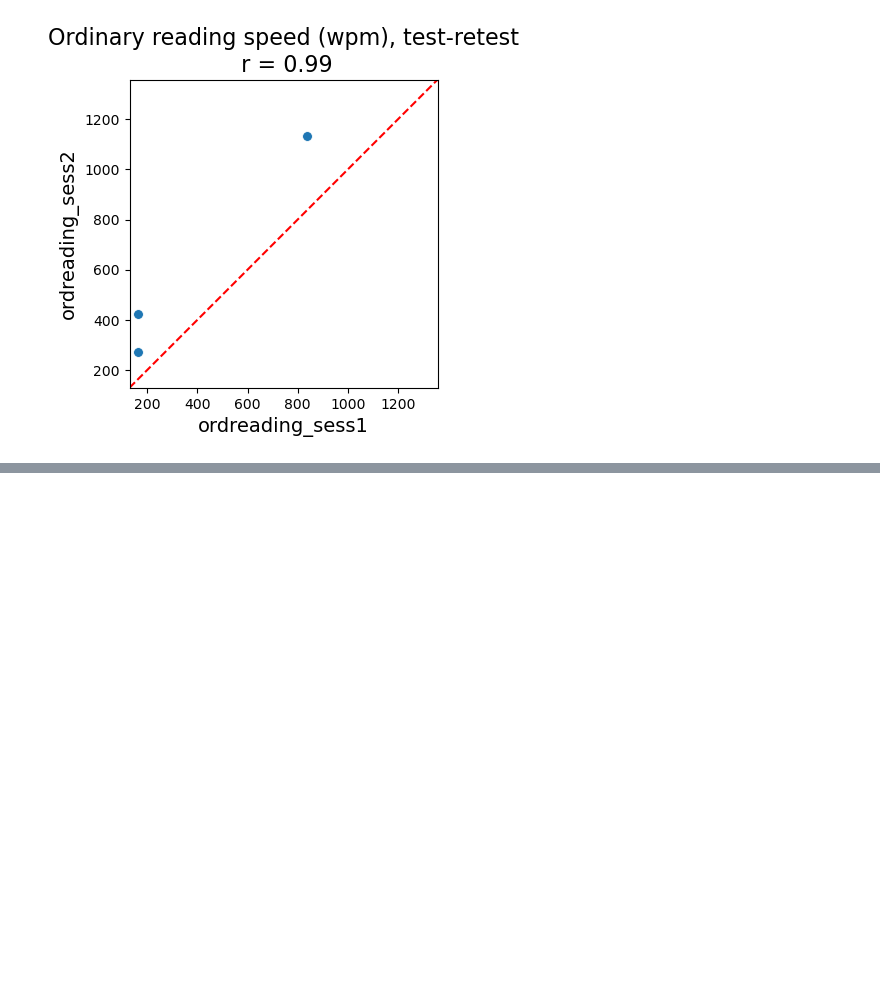
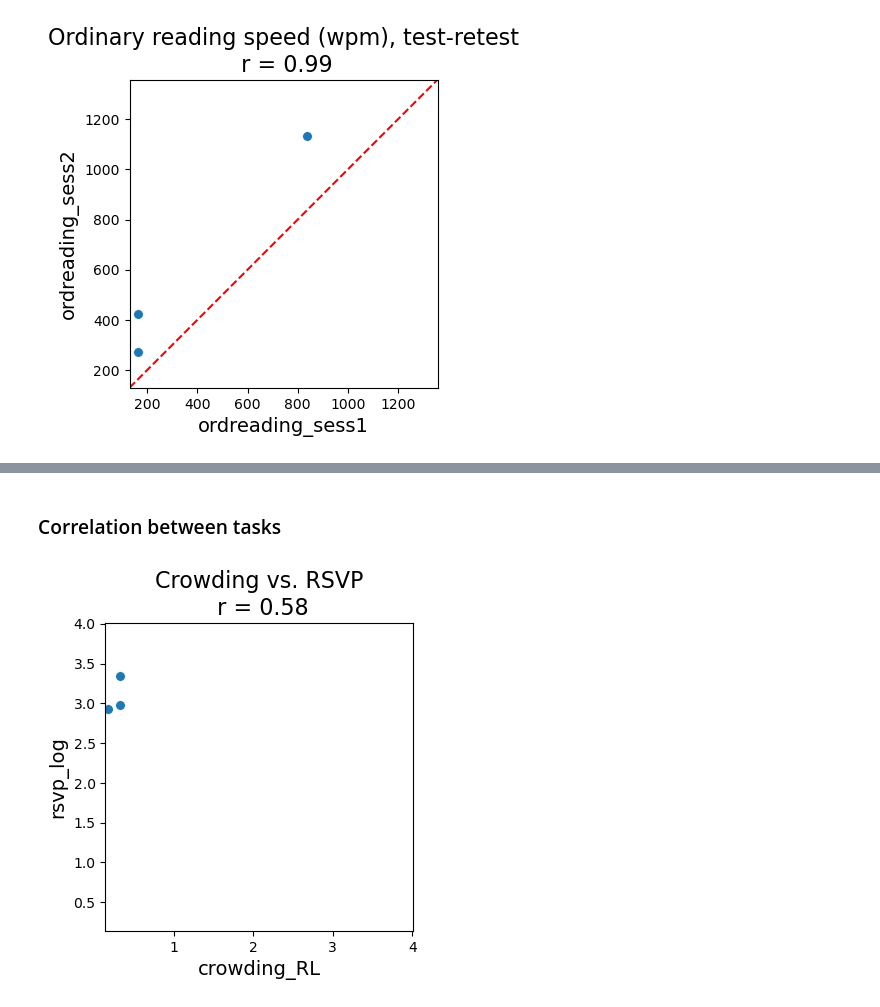
Before and after one commit to fh986/crowding-individual-difference, a Jupyter notebook: corr_analysis.ipynb, the cells around one changed output, grey strips where cells are left out. Cells and saved outputs as stored; diff of their text form; code cells hidden in the pictures; blank space fills up the shorter version.

```diff
--- a/corr_analysis.ipynb
+++ b/corr_analysis.ipynb
@@ -406,0 +468,7 @@ plot_scatter_with_correlation(df_both_sessions, "ordreading_sess1", "ordreading_
+# %% [markdown]
+### Correlation between tasks
+# %%
+plot_scatter_with_correlation(df_subj_avg, "crowding_RL", "rsvp_log",
+                              'Crowding vs. RSVP')
+# %% [output]
+[figure, added]
```
Also changed, not shown: parts of 12 cells of this notebook.
